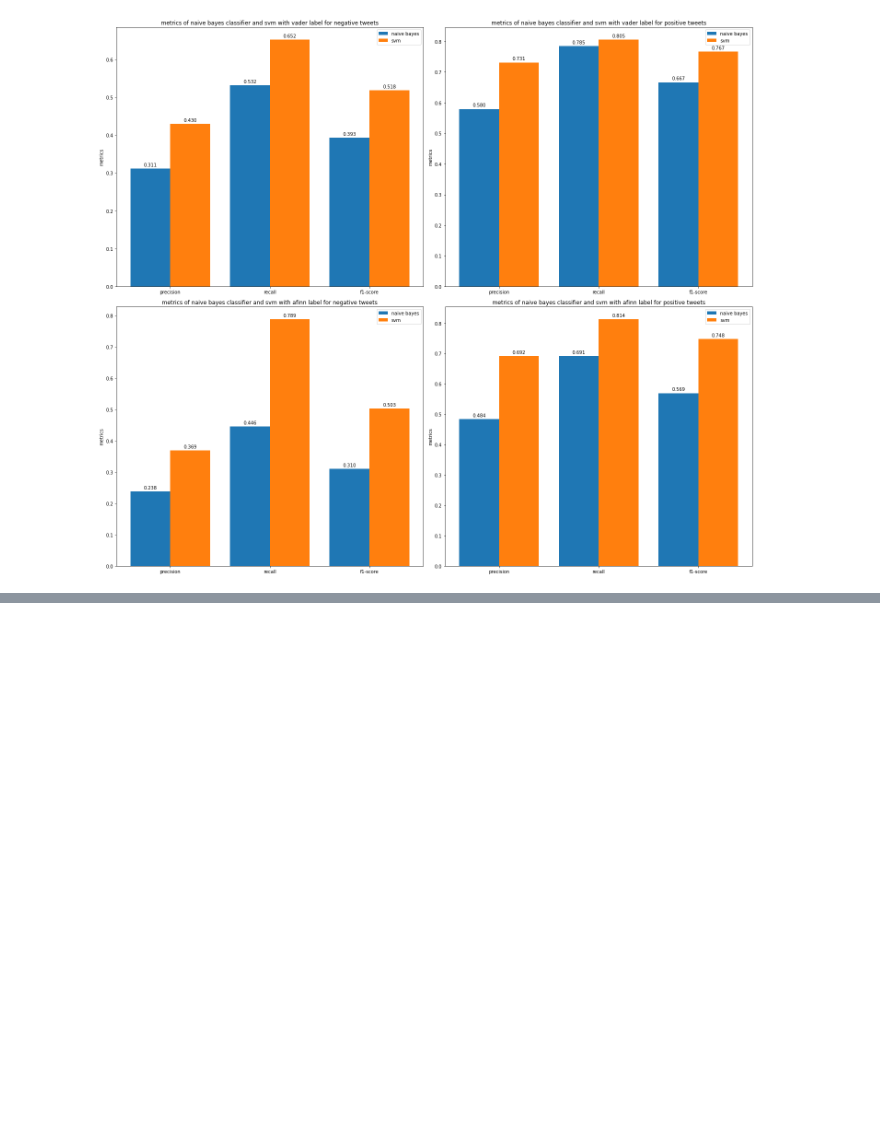
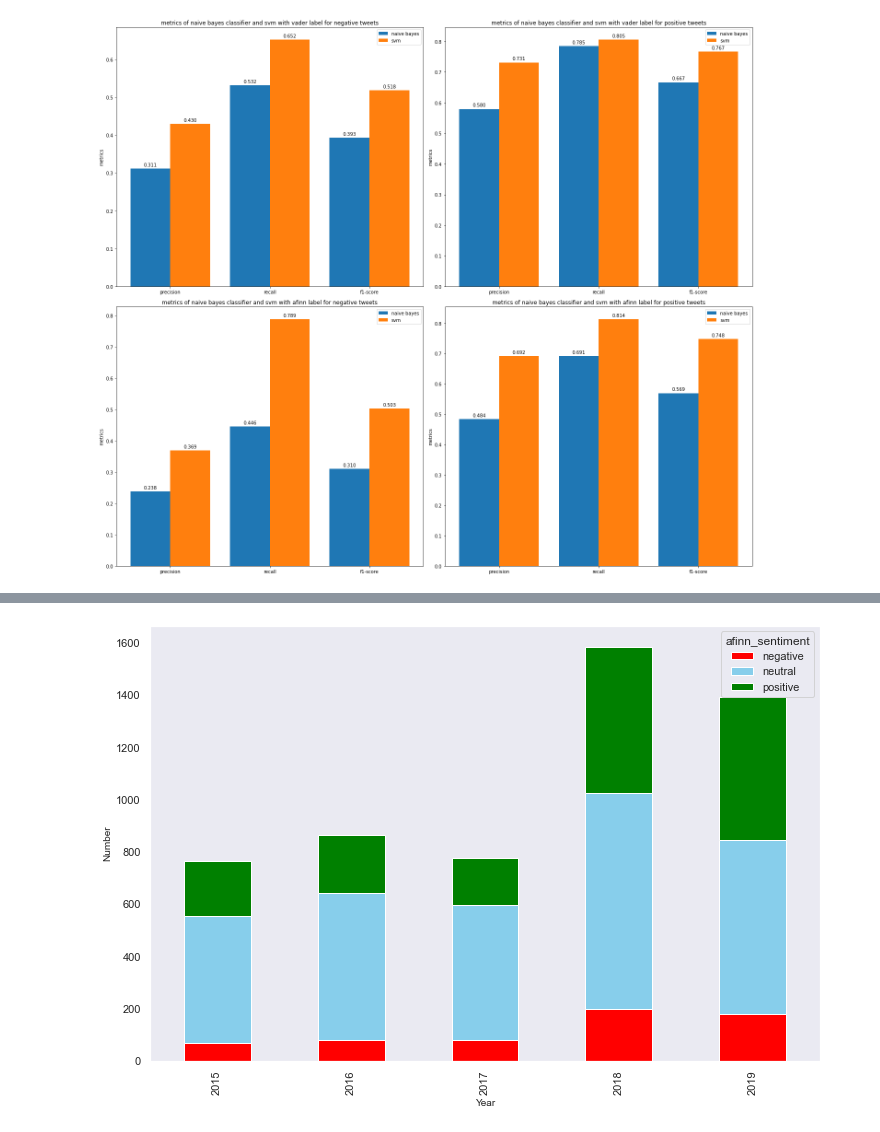
Before and after one commit to francestang1117/Sentiment-Analysis-of-Apple-company, a Jupyter notebook: code.ipynb, the cells around one changed output, grey strips where cells are left out. Cells and saved outputs as stored; diff of their text form; code cells hidden in the pictures; blank space fills up the shorter version.

```diff
--- a/code.ipynb
+++ b/code.ipynb
@@ -668,0 +791,11 @@ plt.show()
+# %%
+x3= season_tweet['year']
+y3=season_tweet['afinn_sentiment']
+data4= pd.concat([x3,y3],axis = 1)
+data4 = data4.set_index('year')
+data4 = data4.groupby('year').value_counts()
+data4 = pd.DataFrame(data4)
+data4.columns = ['number']
+data4 = data4.reset_index()
+#data4 = data4.set_index('year','afinn_sentiment')
+data4
@@ -668,0 +819,12 @@ plt.show()
+# %%
+fig, ax=plt.subplots(figsize=(12,8))
+df_stack = data4.pivot_table(index="year",
+               columns="afinn_sentiment",
+               values="number",
+               aggfunc=sum)
+df_stack.plot.bar(stacked=True, ax=ax,color=['red', 'skyblue', 'green'])
+plt.xlabel("Year", fontsize=10)
+plt.ylabel("Number", fontsize=10)
+plt.grid(False)
+# %% [output]
+[figure, added]
```
Also changed, not shown: parts of 20 cells of this notebook.
